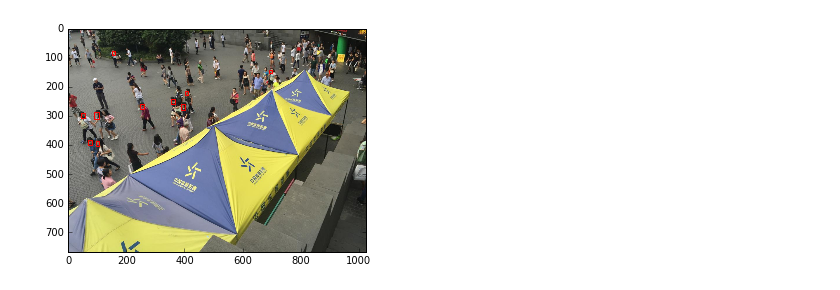
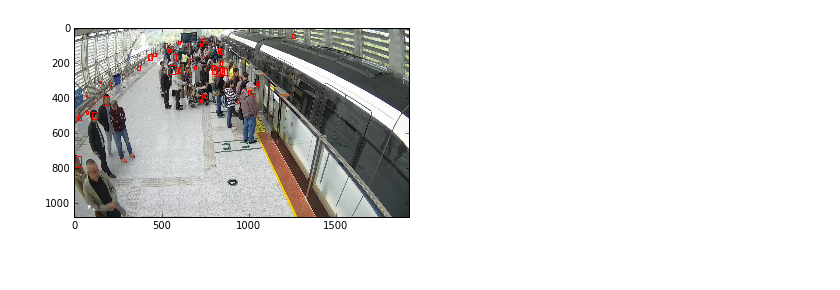
Before and after one commit to Blessinglrq/yuncong_new, a Jupyter notebook: inference.ipynb, the cells around one changed output. Drawn from its saved outputs; the diff is of its cells as text; code cells hidden in the pictures.

```diff
--- a/inference.ipynb
+++ b/inference.ipynb
@@ -4,12 +4,12 @@ from detector import Detector
 from utils import draw_bounding_boxes, change_coordinate_inv
 # %%
 # state_file = "./epoch_41.pth.tar"
-state_file = "/home/lrq/tiny object detection 相关论文代码/SFD/dataset/logs/models/epoch_222.pth.tar"
+state_file = "/home/lrq/tiny object detection 相关论文代码/SFD/dataset/logs_voc/models/epoch_662.pth.tar"
 detector = Detector(state_file)
 # %%
-test_image = "/home/public/Dataset/yuncong/yuncong_data_new/train_data/Part_B/IMG_198.jpg"
+test_image ="/home/public/Dataset/yuncong/yuncong_data_new/Data/test/our/test/23/2260.jpg"
 
 bboxes = detector.infer(test_image)
 draw_bounding_boxes(test_image, bboxes)
 # %% [output]
-[figure, old version]
+[figure, new version]
```
Also changed, not shown: 9 other files.
